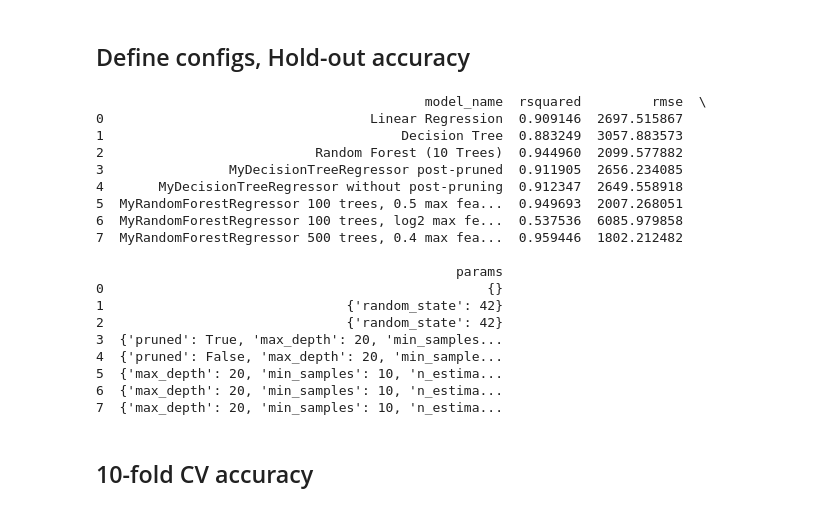
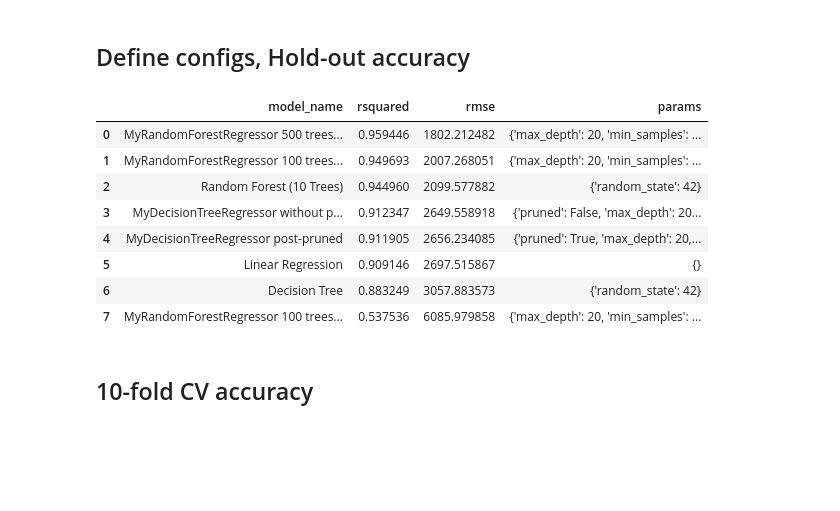
Before and after one commit to dzsef/Machine-Learning-Regression-Exercise, a Jupyter notebook: used_cars/used_cars_exp.ipynb, the cells around one changed output. Drawn from its saved outputs; the diff is of its cells as text; code cells hidden in the pictures; blank space fills up the shorter version.

```diff
--- a/used_cars/used_cars_exp.ipynb
+++ b/used_cars/used_cars_exp.ipynb
@@ -70,69 +77,56 @@ experiment_configs = [
         "model": MyRandomForestRegressor(max_depth=20, min_samples=10, n_estimators=100, max_features="log2"),
         "params": {"max_depth":20, "min_samples":10, "n_estimators":100, "max_features":"log2"}
     },
     {
         "name": "MyRandomForestRegressor 500 trees, 0.4 max features",
         "model": MyRandomForestRegressor(max_depth=20, min_samples=10, n_estimators=500, max_features=0.4),
         "params": {"max_depth":20, "min_samples":10, "n_estimators":500, "max_features":0.4}
     },
 
 ]
 
+models_store = {}
+preds_test = {}
+
 results = []
 
 # Loop for models
 for config in experiment_configs:
     model = config["model"]
     name = config["name"]
     params = config["params"]
 
-    # Train
     model.fit(X_train, y_train)
 
-    # because names aren't just the model name now
+    # post prune for custom tree
     if "MyDecisionTreeRegressor" in name and params.get("pruned"):
         model.post_prune_with_cross_validation(X_train, y_train, n_splits=10)
 
-
-    # Predict
+    # predict
     y_pred = model.predict(X_test)
 
-    # Evaluate
-    r2 = r2_score(y_test, y_pred)
-    rmse = np.sqrt(mean_squared_error(y_test, y_pred))
+    # evaluate
+    r2 = float(r2_score(y_test, y_pred))
+    rmse = float(np.sqrt(mean_squared_error(y_test, y_pred)))
 
-    # Store results
-    results.append({
-        "model_name": name,
-        "rsquared": r2,
-        "rmse": rmse,
-        "params": params
-    })
+    # store for later plotting
+    models_store[name] = model
+    preds_test[name] = y_pred
 
-# Create dataframe of the results
-results_df = pd.DataFrame(results)
+    results.append({"model_name": name, "rsquared": r2, "rmse": rmse, "params": params})
 
-print(results_df)
+results_df = pd.DataFrame(results).sort_values(["rmse"], ascending=True).reset_index(drop=True)
+results_df[["model_name", "rsquared", "rmse", "params"]]
 # %% [output]
-                                          model_name  rsquared         rmse  \
-0                                  Linear Regression  0.909146  2697.515867
-1                                      Decision Tree  0.883249  3057.883573
-2                           Random Forest (10 Trees)  0.944960  2099.577882
-3                MyDecisionTreeRegressor post-pruned  0.911905  2656.234085
-4       MyDecisionTreeRegressor without post-pruning  0.912347  2649.558918
-5  MyRandomForestRegressor 100 trees, 0.5 max fea...  0.949693  2007.268051
-6  MyRandomForestRegressor 100 trees, log2 max fe...  0.537536  6085.979858
-7  MyRandomForestRegressor 500 trees, 0.4 max fea...  0.959446  1802.212482
-
-                                              params
-0                                                 {}
-1                               {'random_state': 42}
-2                               {'random_state': 42}
-3  {'pruned': True, 'max_depth': 20, 'min_samples...
-4  {'pruned': False, 'max_depth': 20, 'min_sample...
-5  {'max_depth': 20, 'min_samples': 10, 'n_estima...
-6  {'max_depth': 20, 'min_samples': 10, 'n_estima...
-7  {'max_depth': 20, 'min_samples': 10, 'n_estima...
+|  | model_name | rsquared | rmse | params |
+| 0 | MyRandomForestRegressor 500 trees... | 0.959446 | 1802.212482 | {'max_depth': 20, 'min_samples': ... |
+| 1 | MyRandomForestRegressor 100 trees... | 0.949693 | 2007.268051 | {'max_depth': 20, 'min_samples': ... |
+| 2 | Random Forest (10 Trees) | 0.944960 | 2099.577882 | {'random_state': 42} |
+| 3 | MyDecisionTreeRegressor without p... | 0.912347 | 2649.558918 | {'pruned': False, 'max_depth': 20... |
+| 4 | MyDecisionTreeRegressor post-pruned | 0.911905 | 2656.234085 | {'pruned': True, 'max_depth': 20,... |
+| 5 | Linear Regression | 0.909146 | 2697.515867 | {} |
+| 6 | Decision Tree | 0.883249 | 3057.883573 | {'random_state': 42} |
+| 7 | MyRandomForestRegressor 100 trees... | 0.537536 | 6085.979858 | {'max_depth': 20, 'min_samples': ... |
 # %% [markdown]
 ## 10-fold CV accuracy
 # %%
```
Also changed, not shown: parts of 4 cells of this notebook.
